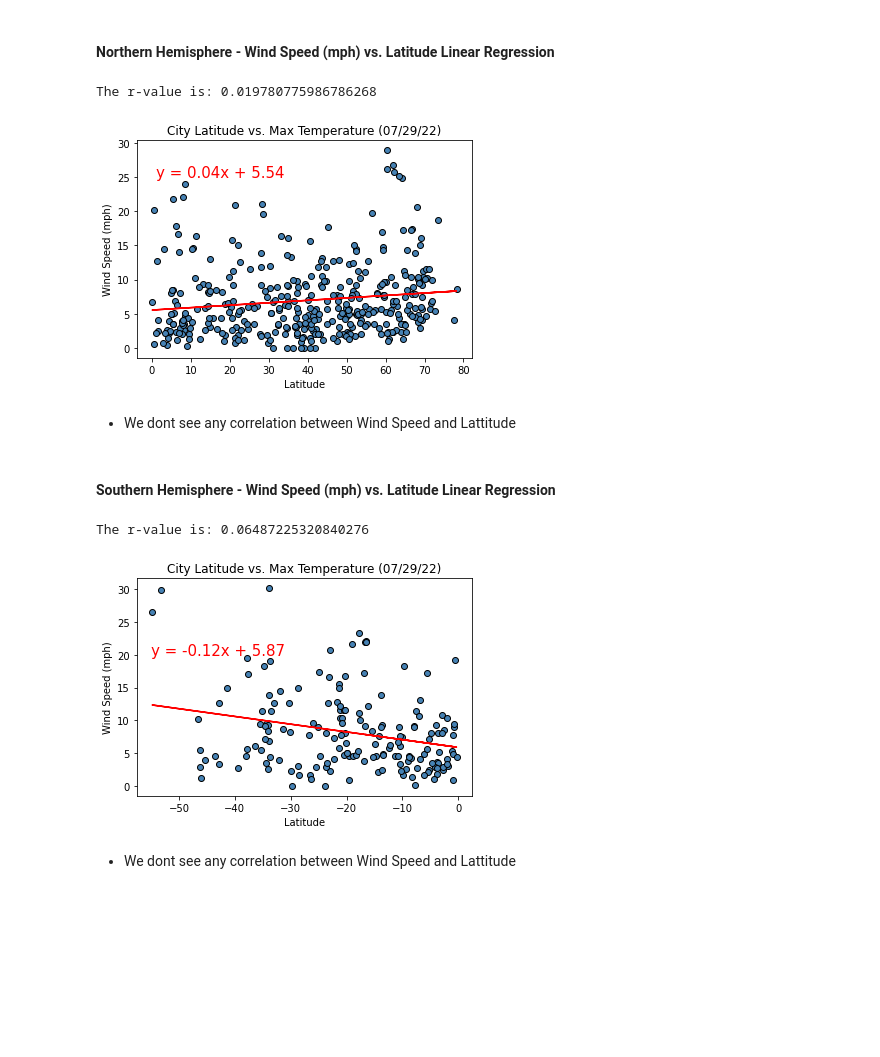
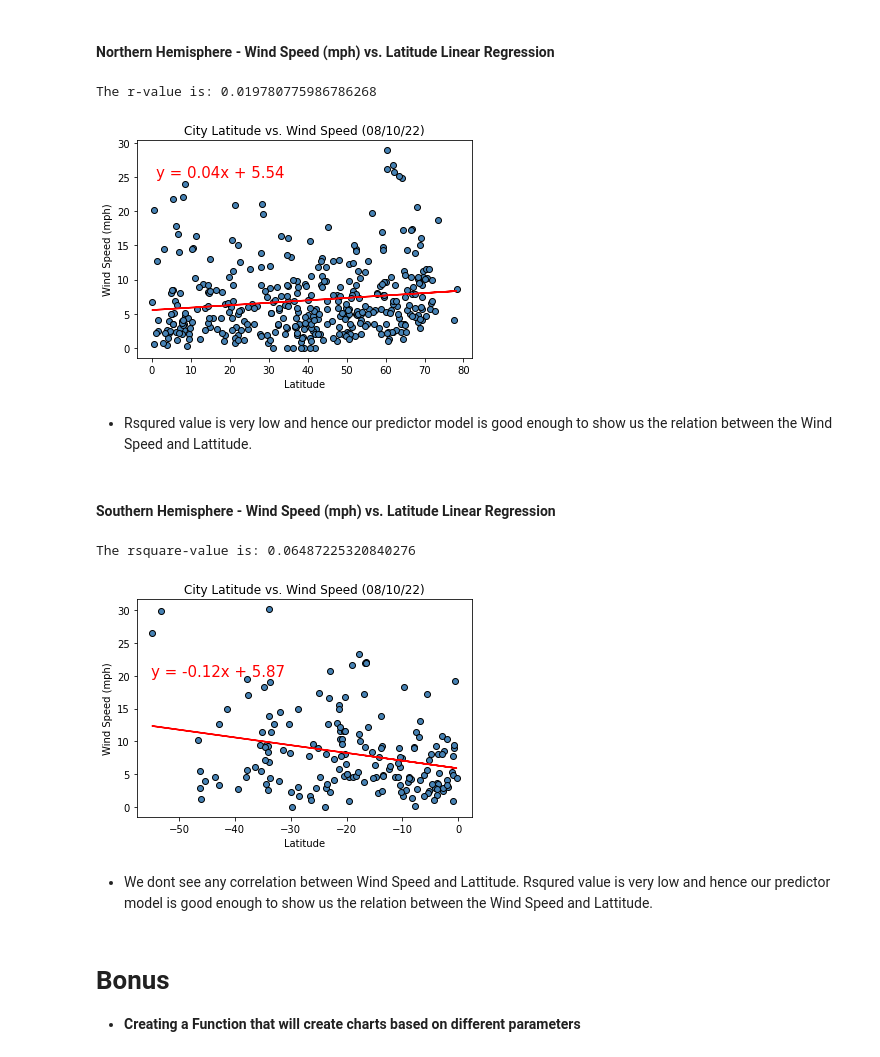
Before and after one commit to singhsanoo/python-api-challenge, a Jupyter notebook: starter_code/WeatherPy.ipynb, the cells around one changed output. Drawn from its saved outputs; the diff is of its cells as text; code cells hidden in the pictures; blank space fills up the shorter version.

```diff
--- a/starter_code/WeatherPy.ipynb
+++ b/starter_code/WeatherPy.ipynb
@@ -154,6 +154,9 @@ city_df.describe()
 | 50% | 24.687700 | 29.833300 | 70.050000 | 76.000000 | 71.000000 | 5.820000 | 1.659153e+09 |
 | 75% | 50.200100 | 105.319600 | 79.320000 | 87.000000 | 99.000000 | 9.660000 | 1.659154e+09 |
 | max | 78.218600 | 179.316700 | 101.030000 | 100.000000 | 100.000000 | 30.130000 | 1.659154e+09 |
+# %%
+# Reading the cities from saved CSV file to avoid executing the api code again
+city_df = pd.read_csv('output_data/cities.csv')
 # %% [markdown]
 ## Inspect the data and remove the cities where the humidity > 100%.
 ----
@@ -434,26 +437,26 @@ The r-value is: 0.0006500777951193172
 # %%
 plt.scatter(north_Hem_df['Lat'], north_Hem_df['Wind Speed'], edgecolors='black', c='steelblue')
 
 #Linear Regression
 slope, intercept, rvalue, pvalue, stderr = linregress(north_Hem_df['Lat'], north_Hem_df['Wind Speed'])
 line_equ = f"y = {round(slope,2)}x + {round(intercept,2)}"
 
 regress_value = slope*north_Hem_df['Lat'] + intercept
 
 plt.annotate(line_equ, (1,25), fontsize=15, color='r')
 plt.plot(north_Hem_df['Lat'], regress_value, c='r')
-plt.title(f"City Latitude vs. Max Temperature ({date.today().strftime('%m/%d/%y')})")
+plt.title(f"City Latitude vs. Wind Speed ({date.today().strftime('%m/%d/%y')})")
 plt.xlabel('Latitude')
 plt.ylabel('Wind Speed (mph)')
 
 print(f"The r-value is: {rvalue**2}")
 
 plt.show()
 # %% [output]
 The r-value is: 0.019780775986786268
-[figure, old version]
+[figure, new version]
-# %% [markdown]
-* We dont see any correlation between Wind Speed and Lattitude
+# %% [markdown]
+* Rsqured value is very low and hence our predictor model is good enough to show us the relation between the Wind Speed and Lattitude.
 # %% [markdown]
 ####  Southern Hemisphere - Wind Speed (mph) vs. Latitude Linear Regression
 # %%
@@ -467,16 +470,19 @@ regress_value = slope*south_Hem_df['Lat'] + intercept
 
 plt.annotate(line_equ, (-55,20), fontsize=15, color='r')
 plt.plot(south_Hem_df['Lat'], regress_value, c='r')
-plt.title(f"City Latitude vs. Max Temperature ({date.today().strftime('%m/%d/%y')})")
+plt.title(f"City Latitude vs. Wind Speed ({date.today().strftime('%m/%d/%y')})")
 plt.xlabel('Latitude')
 plt.ylabel('Wind Speed (mph)')
 
-print(f"The r-value is: {rvalue**2}")
+print(f"The rsquare-value is: {rvalue**2}")
 
 
 plt.show()
 # %% [output]
-The r-value is: 0.06487225320840276
+The rsquare-value is: 0.06487225320840276
-[figure, old version]
+[figure, new version]
 # %% [markdown]
-* We dont see any correlation between Wind Speed and Lattitude
+* We dont see any correlation between Wind Speed and Lattitude. Rsqured value is very low and hence our predictor model is good enough to show us the relation between the Wind Speed and Lattitude.
+# %% [markdown]
+# Bonus
+* <b>Creating a Function that will create charts based on different parameters</b>
```
Also changed, not shown: parts of 18 cells of this notebook, 3 other files.
